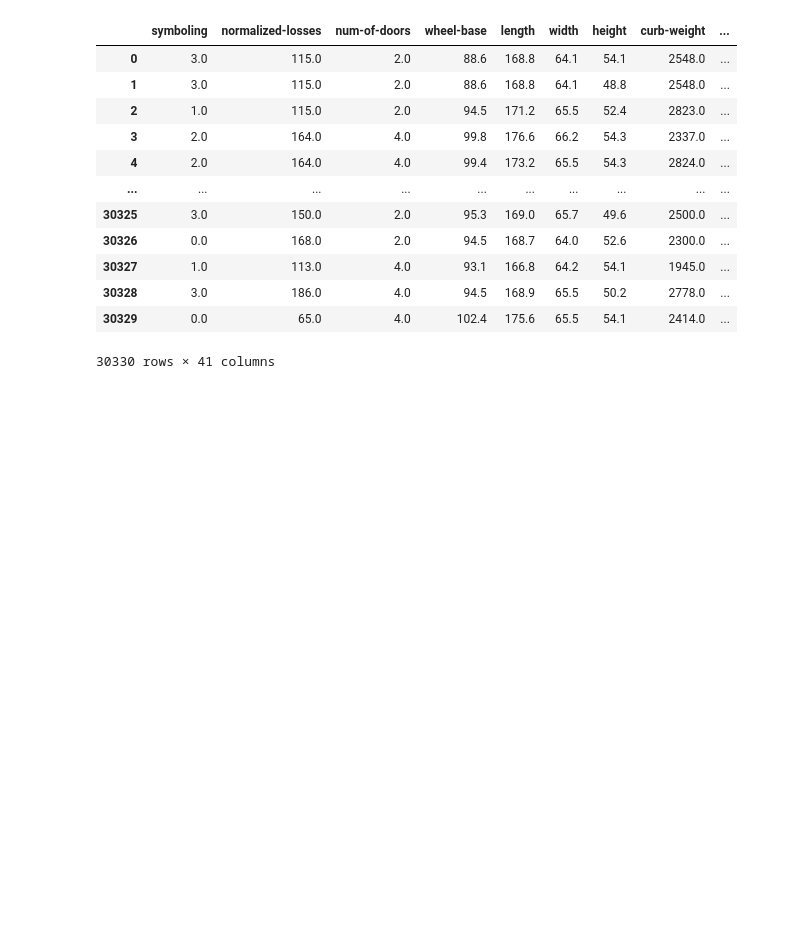
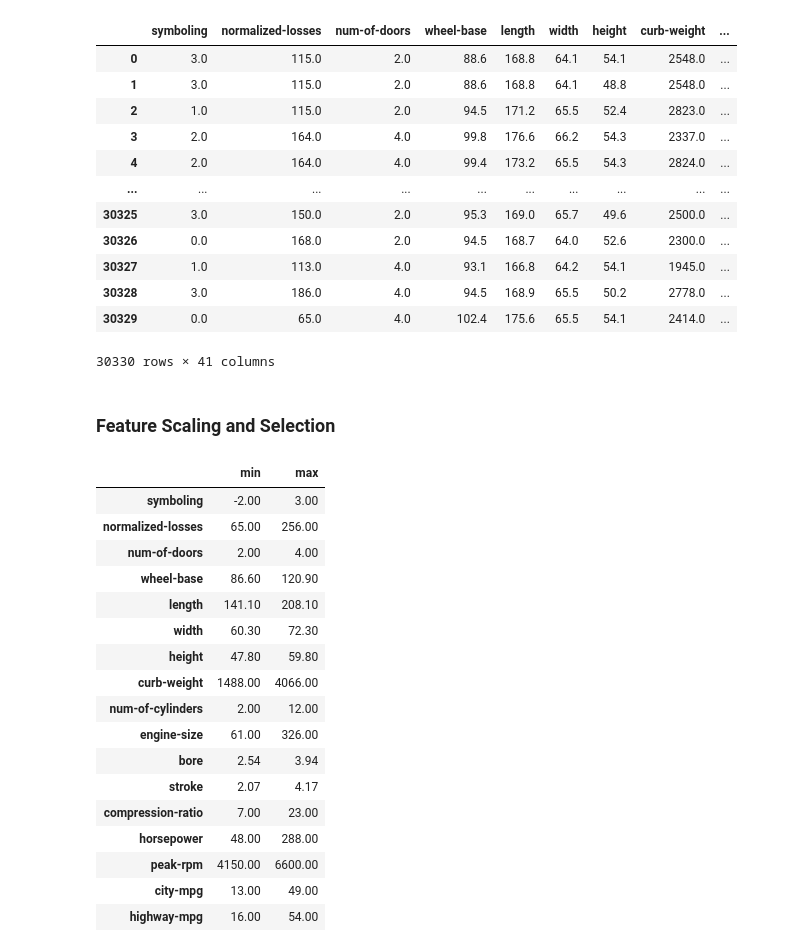
Before and after one commit to AbdulWahid026/ML_CarPricing, a Jupyter notebook: car_pricing.ipynb, the cells around one changed output. Saved outputs shown, nothing was run; the diff lists cells and outputs as text; code cells hidden in the pictures; blank space fills up the shorter version.

Commit message:
Feature Scaling

```diff
--- a/car_pricing.ipynb
+++ b/car_pricing.ipynb
@@ -413,3 +414,26 @@ cars_df
 | 30328 | 3.0 | 186.0 | 4.0 | 94.5 | 168.9 | 65.5 | 50.2 | 2778.0 | ... |
 | 30329 | 0.0 | 65.0 | 4.0 | 102.4 | 175.6 | 65.5 | 54.1 | 2414.0 | ... |
 30330 rows × 41 columns
+# %% [markdown]
+### Feature Scaling and Selection
+# %%
+cars_df[numeric_columns[:-1]].describe().T[['min','max']]
+# %% [output]
+|  | min | max |
+| symboling | -2.00 | 3.00 |
+| normalized-losses | 65.00 | 256.00 |
+| num-of-doors | 2.00 | 4.00 |
+| wheel-base | 86.60 | 120.90 |
+| length | 141.10 | 208.10 |
+| width | 60.30 | 72.30 |
+| height | 47.80 | 59.80 |
+| curb-weight | 1488.00 | 4066.00 |
+| num-of-cylinders | 2.00 | 12.00 |
+| engine-size | 61.00 | 326.00 |
+| bore | 2.54 | 3.94 |
+| stroke | 2.07 | 4.17 |
+| compression-ratio | 7.00 | 23.00 |
+| horsepower | 48.00 | 288.00 |
+| peak-rpm | 4150.00 | 6600.00 |
+| city-mpg | 13.00 | 49.00 |
+| highway-mpg | 16.00 | 54.00 |
```
Also changed, not shown: parts of 3 cells of this notebook.
